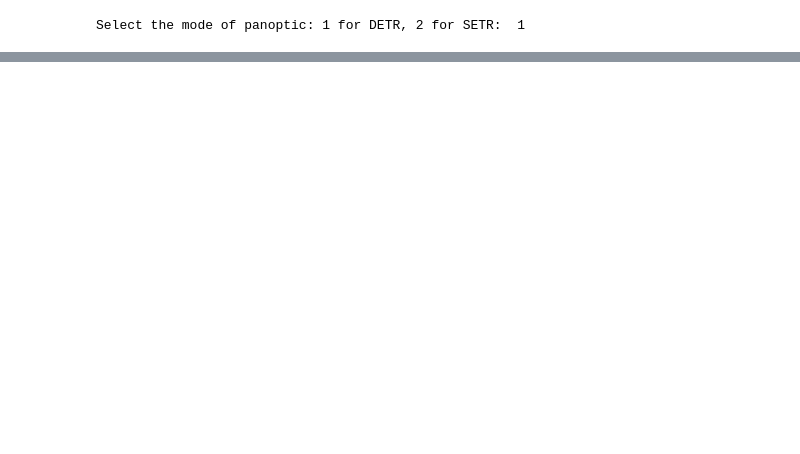
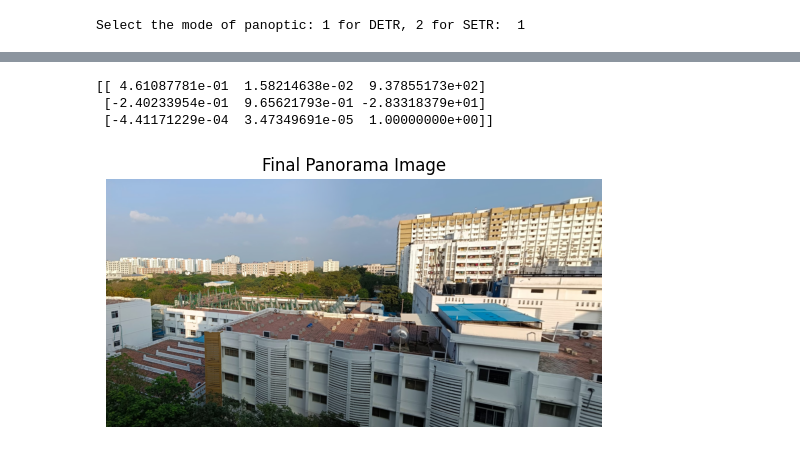
Before and after one commit to leowang707/cv_final, a Jupyter notebook: notebooks/Stiching_case1.ipynb, the cells around one changed output, grey strips where cells are left out. Saved outputs shown, nothing was run; the diff lists cells and outputs as text; code cells hidden in the pictures; blank space fills up the shorter version.

```diff
--- a/notebooks/Stiching_case1.ipynb
+++ b/notebooks/Stiching_case1.ipynb
@@ -300,0 +303,14 @@ Panorama created successfully!
+# %%
+%%time
+
+# # Example usage
+try:
+    main(image1, image2)
+    print("Panorama created successfully!")
+except IndexError:
+    print("Please input two source images.")
+# %% [output]
+[[ 4.61087781e-01  1.58214638e-02  9.37855173e+02]
+ [-2.40233954e-01  9.65621793e-01 -2.83318379e+01]
+ [-4.41171229e-04  3.47349691e-05  1.00000000e+00]]
+[figure, added]
```
Also changed, not shown: parts of 3 cells of this notebook, 17 other files.
